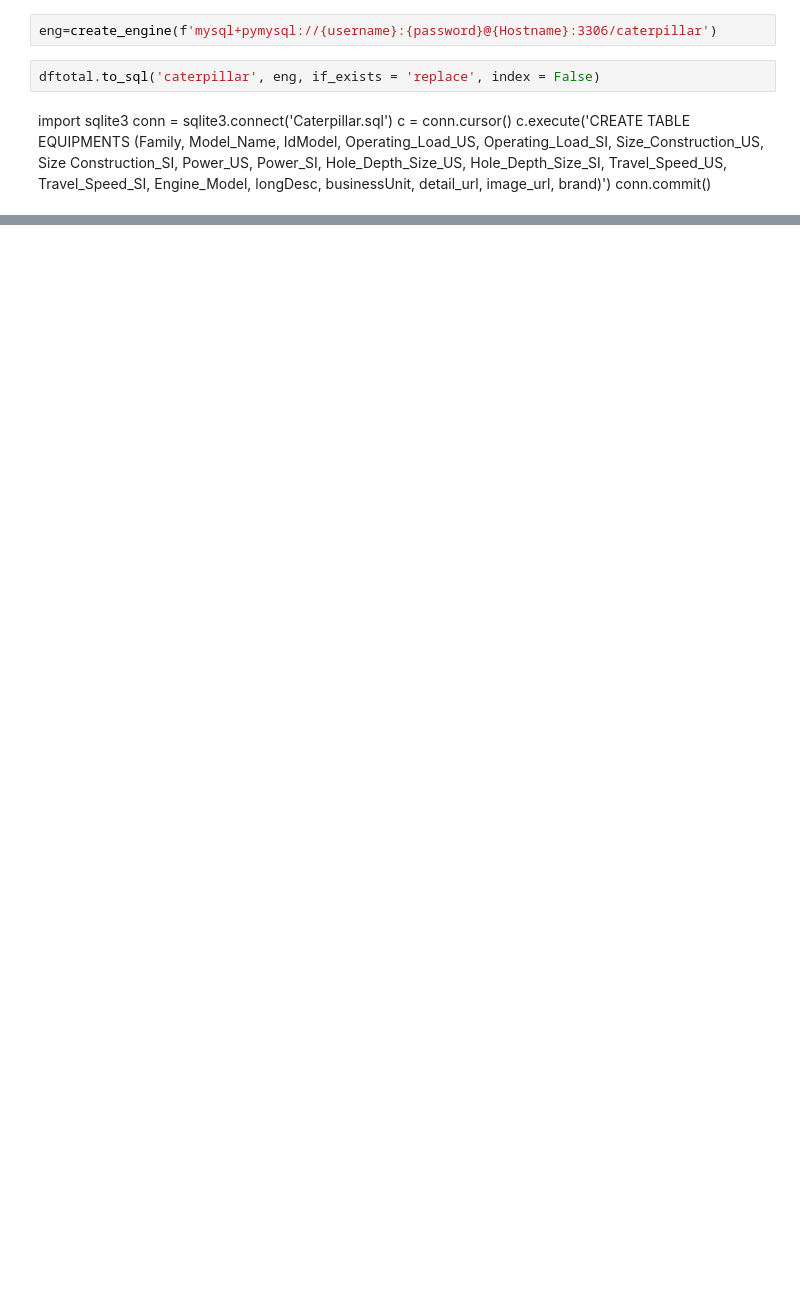
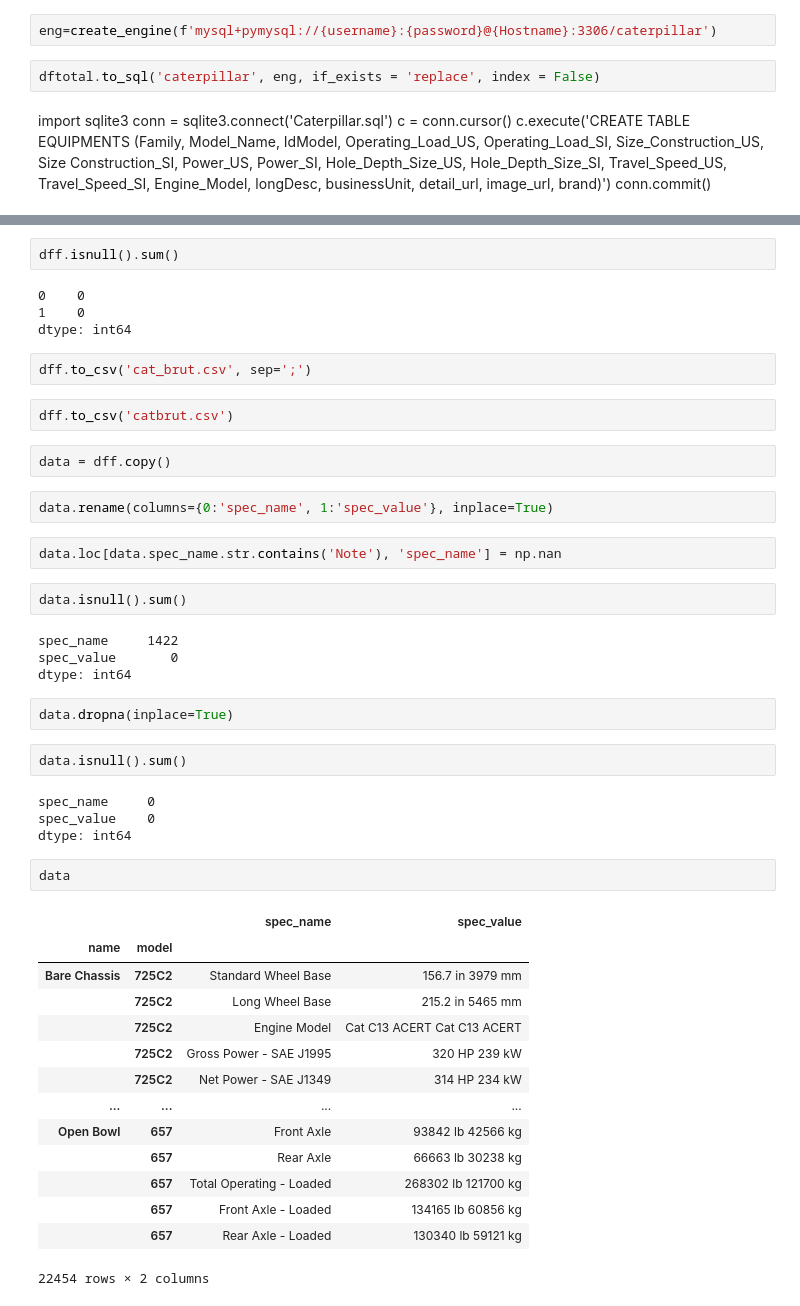
Before and after one commit to BrunaClo/Web-Scraping, a Jupyter notebook: Caterpillar.ipynb, the cells around one changed output, grey strips where cells are left out. Cells and saved outputs as stored; diff of their text form; blank space fills up the shorter version.

```diff
--- a/Caterpillar.ipynb
+++ b/Caterpillar.ipynb
@@ -275,0 +490,47 @@ idmodel[0]
+# %%
+dff.isnull().sum()
+# %% [output]
+0    0
+1    0
+dtype: int64
+# %%
+dff.to_csv('cat_brut.csv', sep=';')
+# %%
+dff.to_csv('catbrut.csv')
+# %%
+data = dff.copy()
+# %%
+data.rename(columns={0:'spec_name', 1:'spec_value'}, inplace=True)
+# %%
+data.loc[data.spec_name.str.contains('Note'), 'spec_name'] = np.nan
+# %%
+data.isnull().sum()
+# %% [output]
+spec_name     1422
+spec_value       0
+dtype: int64
+# %%
+data.dropna(inplace=True)
+# %%
+data.isnull().sum()
+# %% [output]
+spec_name     0
+spec_value    0
+dtype: int64
+# %%
+data
+# %% [output]
+|  |  | spec_name | spec_value |
+| name | model |  |  |
+| Bare Chassis | 725C2 | Standard Wheel Base | 156.7 in 3979 mm |
+|  | 725C2 | Long Wheel Base | 215.2 in 5465 mm |
+|  | 725C2 | Engine Model | Cat C13 ACERT Cat C13 ACERT |
+|  | 725C2 | Gross Power - SAE J1995 | 320 HP 239 kW |
+|  | 725C2 | Net Power - SAE J1349 | 314 HP 234 kW |
+| ... | ... | ... | ... |
+| Open Bowl | 657 | Front Axle | 93842 lb 42566 kg |
+|  | 657 | Rear Axle | 66663 lb 30238 kg |
+|  | 657 | Total Operating - Loaded | 268302 lb 121700 kg |
+|  | 657 | Front Axle - Loaded | 134165 lb 60856 kg |
+|  | 657 | Rear Axle - Loaded | 130340 lb 59121 kg |
+22454 rows × 2 columns
```
Also changed, not shown: parts of 44 cells of this notebook.
